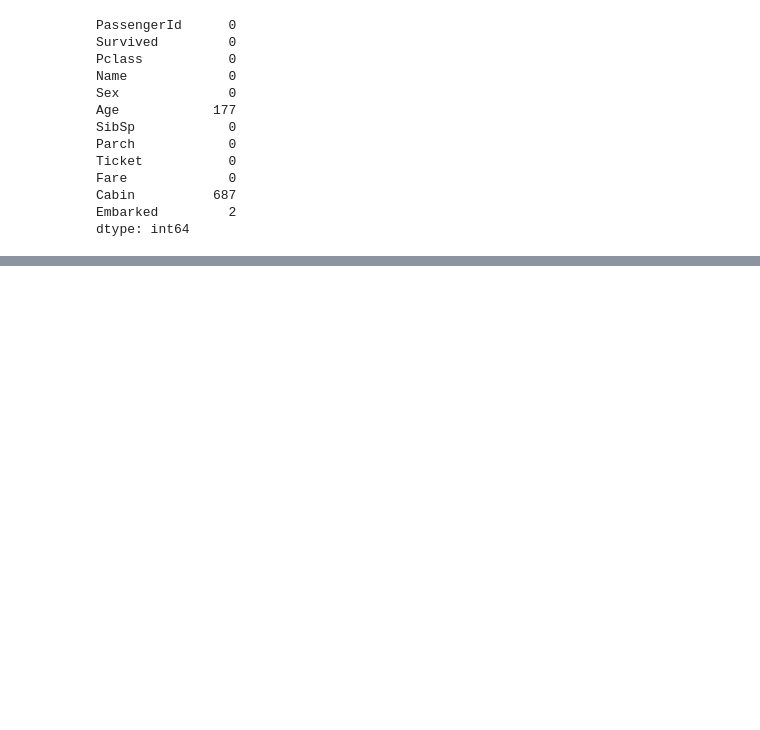
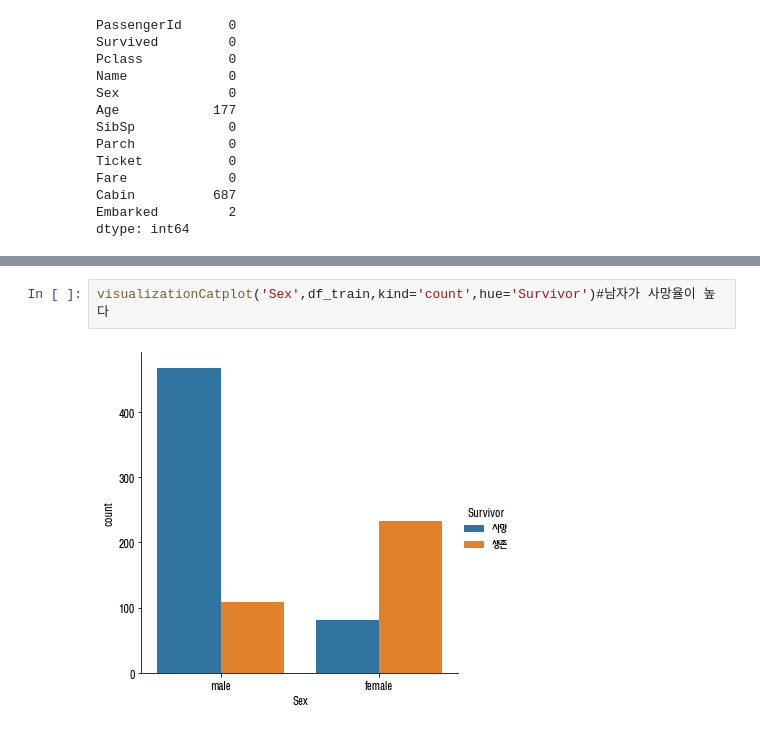
Before and after one commit to qjrrogoa/Python, a Jupyter notebook: DataAnalysis/pandaslib/visualizationlib/Titanic.ipynb, the cells around one changed output, grey strips where cells are left out. Cells and saved outputs as stored; diff of their text form; blank space fills up the shorter version.

```diff
--- a/DataAnalysis/pandaslib/visualizationlib/Titanic.ipynb
+++ b/DataAnalysis/pandaslib/visualizationlib/Titanic.ipynb
@@ -106,0 +122,4 @@ visualizationLmplot('Age')
+# %%
+visualizationCatplot('Sex',df_train,kind='count',hue='Survivor')#남자가 사망율이 높다
+# %% [output]
+[figure, added]
```
Also changed, not shown: parts of 71 cells of this notebook, 1 other file.
